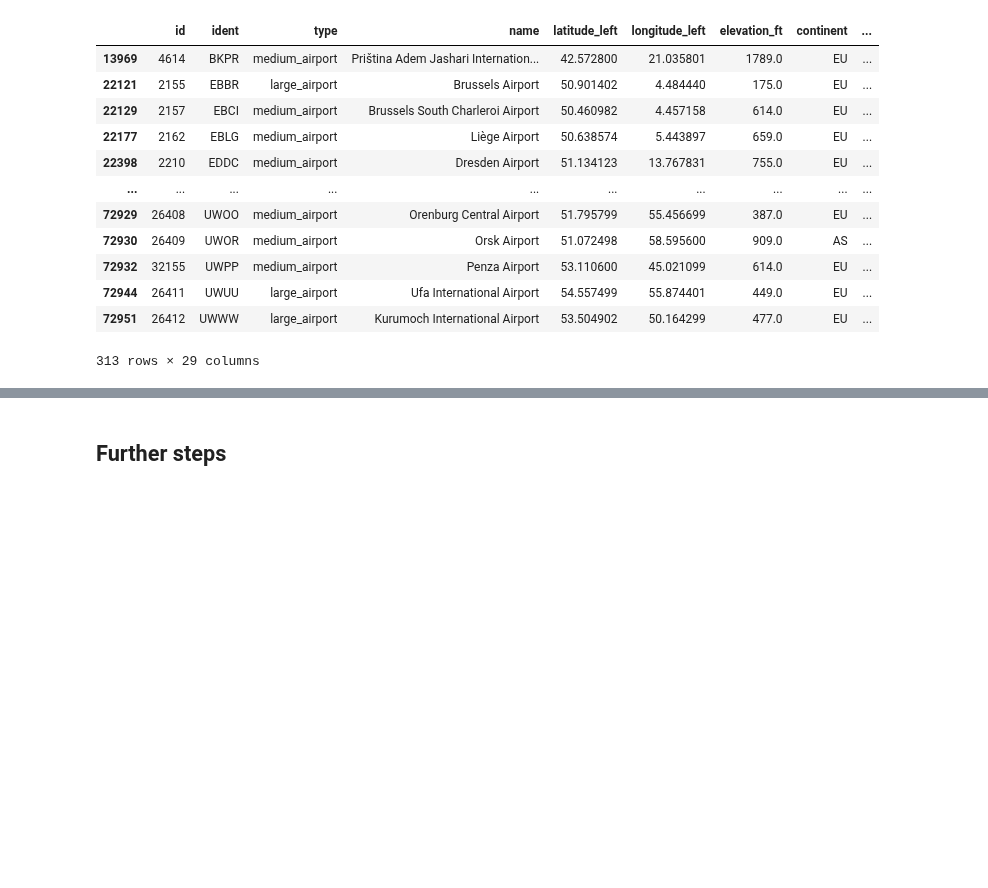
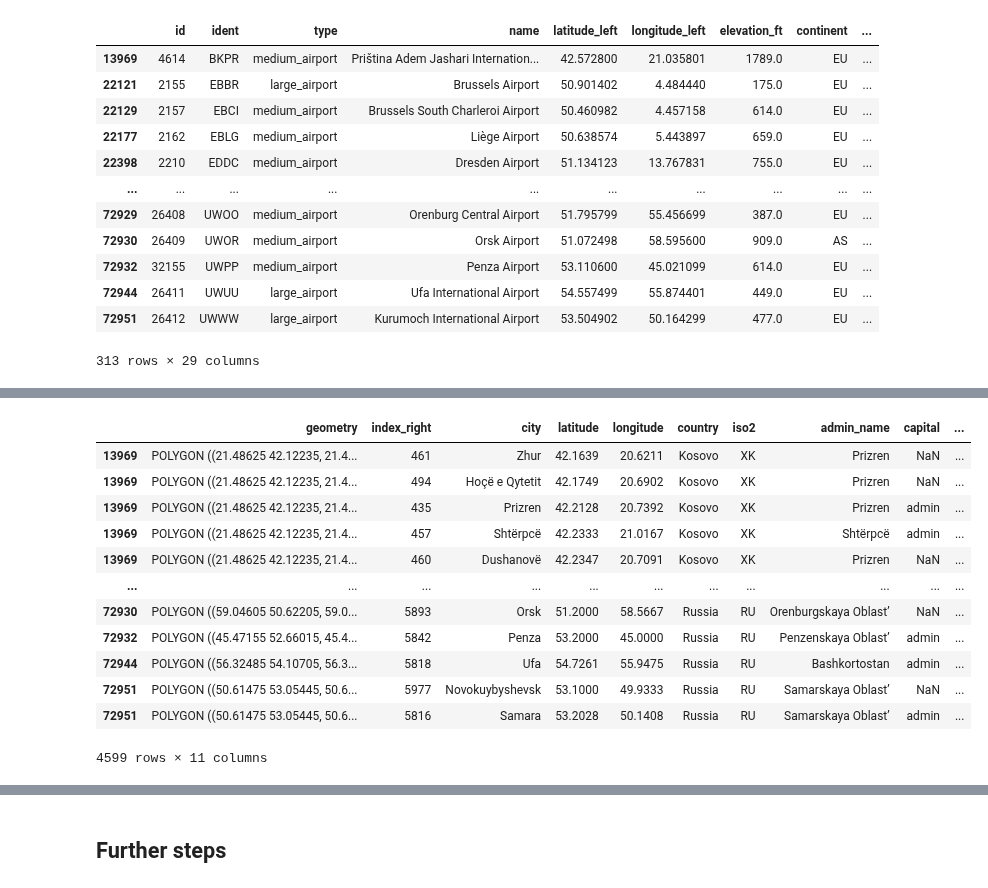
Before and after one commit to RabDou44/DOPP_group18, a Jupyter notebook: final notebook/comparing_train_airport_cities.ipynb, the cells around one changed output, grey strips where cells are left out. Saved outputs shown, nothing was run; the diff lists cells and outputs as text; code cells hidden in the pictures; blank space fills up the shorter version.

```diff
--- a/final notebook/comparing_train_airport_cities.ipynb
+++ b/final notebook/comparing_train_airport_cities.ipynb
@@ -937,0 +946,9 @@ within_50
+# %%
+km_in_degrees = 50/111
+# %%
+gdf_airports['buffer'] = gdf_airports.apply(lambda row: box(row.geometry.x - km_in_degrees,
+															row.geometry.y - km_in_degrees,
+															row.geometry.x + km_in_degrees,
+															row.geometry.y + km_in_degrees), axis=1)
+# %%
+gdf_airports_buffer = gpd.GeoDataFrame(geometry=gdf_airports['buffer'])
@@ -937,0 +973,17 @@ within_50
+# %%
+wit_50 = gpd.sjoin(gdf_airports_buffer, gdf_all_cities, how='inner', predicate='intersects')
+wit_50
+# %% [output]
+|  | geometry | index_right | city | latitude | longitude | country | iso2 | admin_name | capital | ... |
+| 13969 | POLYGON ((21.48625 42.12235, 21.4... | 461 | Zhur | 42.1639 | 20.6211 | Kosovo | XK | Prizren | NaN | ... |
+| 13969 | POLYGON ((21.48625 42.12235, 21.4... | 494 | Hoçë e Qytetit | 42.1749 | 20.6902 | Kosovo | XK | Prizren | NaN | ... |
+| 13969 | POLYGON ((21.48625 42.12235, 21.4... | 435 | Prizren | 42.2128 | 20.7392 | Kosovo | XK | Prizren | admin | ... |
+| 13969 | POLYGON ((21.48625 42.12235, 21.4... | 457 | Shtërpcë | 42.2333 | 21.0167 | Kosovo | XK | Shtërpcë | admin | ... |
+| 13969 | POLYGON ((21.48625 42.12235, 21.4... | 460 | Dushanovë | 42.2347 | 20.7091 | Kosovo | XK | Prizren | NaN | ... |
+| ... | ... | ... | ... | ... | ... | ... | ... | ... | ... | ... |
+| 72930 | POLYGON ((59.04605 50.62205, 59.0... | 5893 | Orsk | 51.2000 | 58.5667 | Russia | RU | Orenburgskaya Oblast’ | NaN | ... |
+| 72932 | POLYGON ((45.47155 52.66015, 45.4... | 5842 | Penza | 53.2000 | 45.0000 | Russia | RU | Penzenskaya Oblast’ | admin | ... |
+| 72944 | POLYGON ((56.32485 54.10705, 56.3... | 5818 | Ufa | 54.7261 | 55.9475 | Russia | RU | Bashkortostan | admin | ... |
+| 72951 | POLYGON ((50.61475 53.05445, 50.6... | 5977 | Novokuybyshevsk | 53.1000 | 49.9333 | Russia | RU | Samarskaya Oblast’ | NaN | ... |
+| 72951 | POLYGON ((50.61475 53.05445, 50.6... | 5816 | Samara | 53.2028 | 50.1408 | Russia | RU | Samarskaya Oblast’ | admin | ... |
+4599 rows × 11 columns
```
Also changed, not shown: parts of 21 cells of this notebook, 1 other file.
